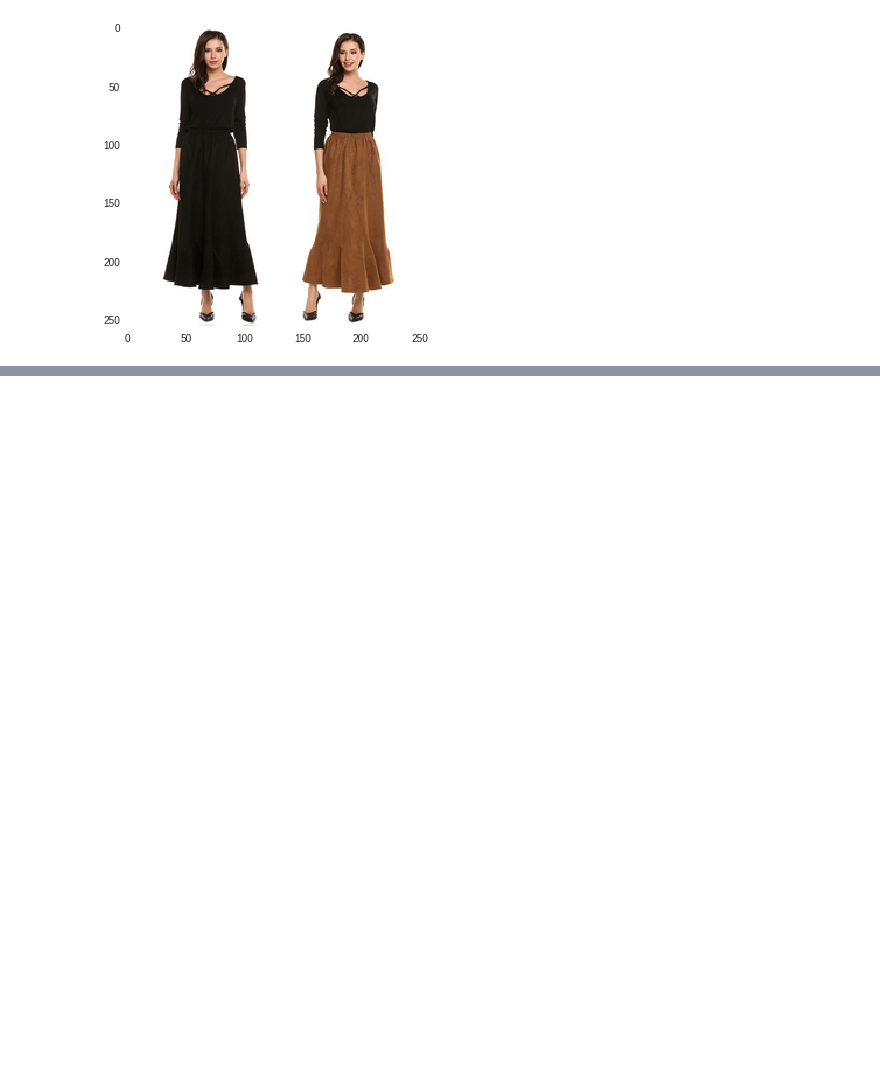
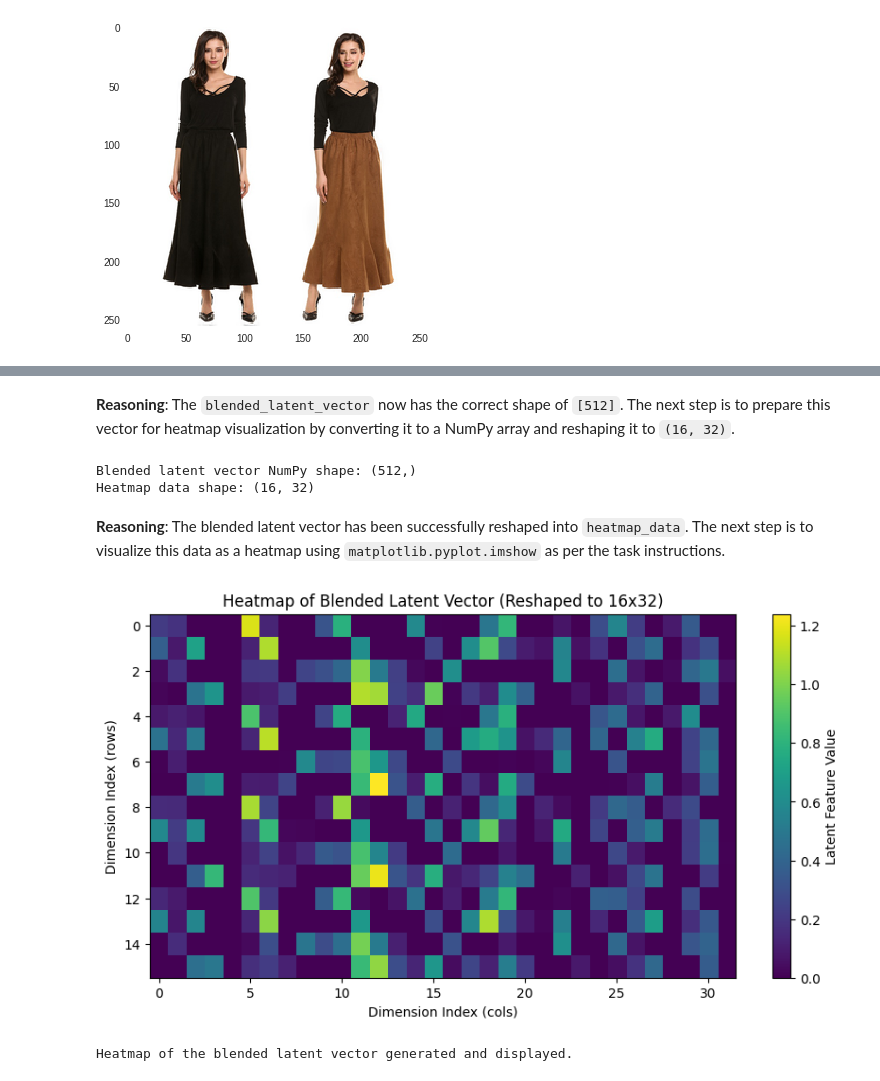
Before and after one commit to shivnath201326/my-affiliate-website, a Jupyter notebook: Untitled0.ipynb, the cells around one changed output, grey strips where cells are left out. Drawn from its saved outputs; the diff is of its cells as text; code cells hidden in the pictures; blank space fills up the shorter version.

```diff
--- a/Untitled0.ipynb
+++ b/Untitled0.ipynb
@@ -456,0 +3070,37 @@ plt.show()
+# %% [markdown]
+**Reasoning**:
+The `blended_latent_vector` now has the correct shape of `[512]`. The next step is to prepare this vector for heatmap visualization by converting it to a NumPy array and reshaping it to `(16, 32)`.
+# %%
+import numpy as np
+import matplotlib.pyplot as plt
+
+# Convert the blended latent vector to a NumPy array
+blended_latent_np = blended_latent_vector.cpu().numpy()
+
+# Reshape for heatmap visualization (512 = 16 * 32)
+heatmap_data = blended_latent_np.reshape((16, 32))
+
+print("Blended latent vector NumPy shape:", blended_latent_np.shape)
+print("Heatmap data shape:", heatmap_data.shape)
+# %% [output]
+Blended latent vector NumPy shape: (512,)
+Heatmap data shape: (16, 32)
+# %% [markdown]
+**Reasoning**:
+The blended latent vector has been successfully reshaped into `heatmap_data`. The next step is to visualize this data as a heatmap using `matplotlib.pyplot.imshow` as per the task instructions.
+# %%
+import matplotlib.pyplot as plt
+
+# Plot the heatmap
+plt.figure(figsize=(10, 5))
+plt.imshow(heatmap_data, cmap='viridis', aspect='auto')
+plt.colorbar(label='Latent Feature Value')
+plt.title('Heatmap of Blended Latent Vector (Reshaped to 16x32)')
+plt.xlabel('Dimension Index (cols)')
+plt.ylabel('Dimension Index (rows)')
+plt.show()
+
+print("Heatmap of the blended latent vector generated and displayed.")
+# %% [output]
+[figure, added]
+Heatmap of the blended latent vector generated and displayed.
```
Also changed, not shown: parts of 91 cells of this notebook.
